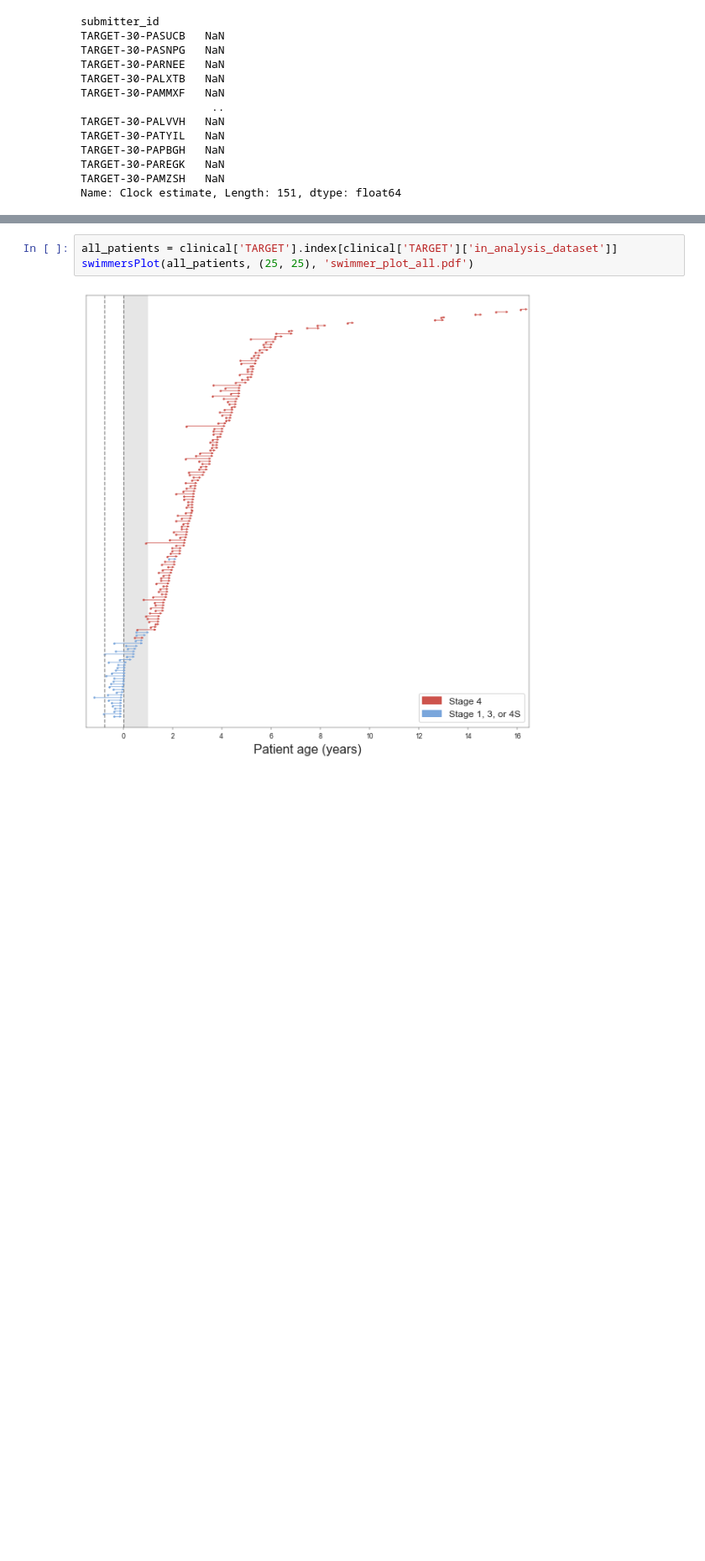
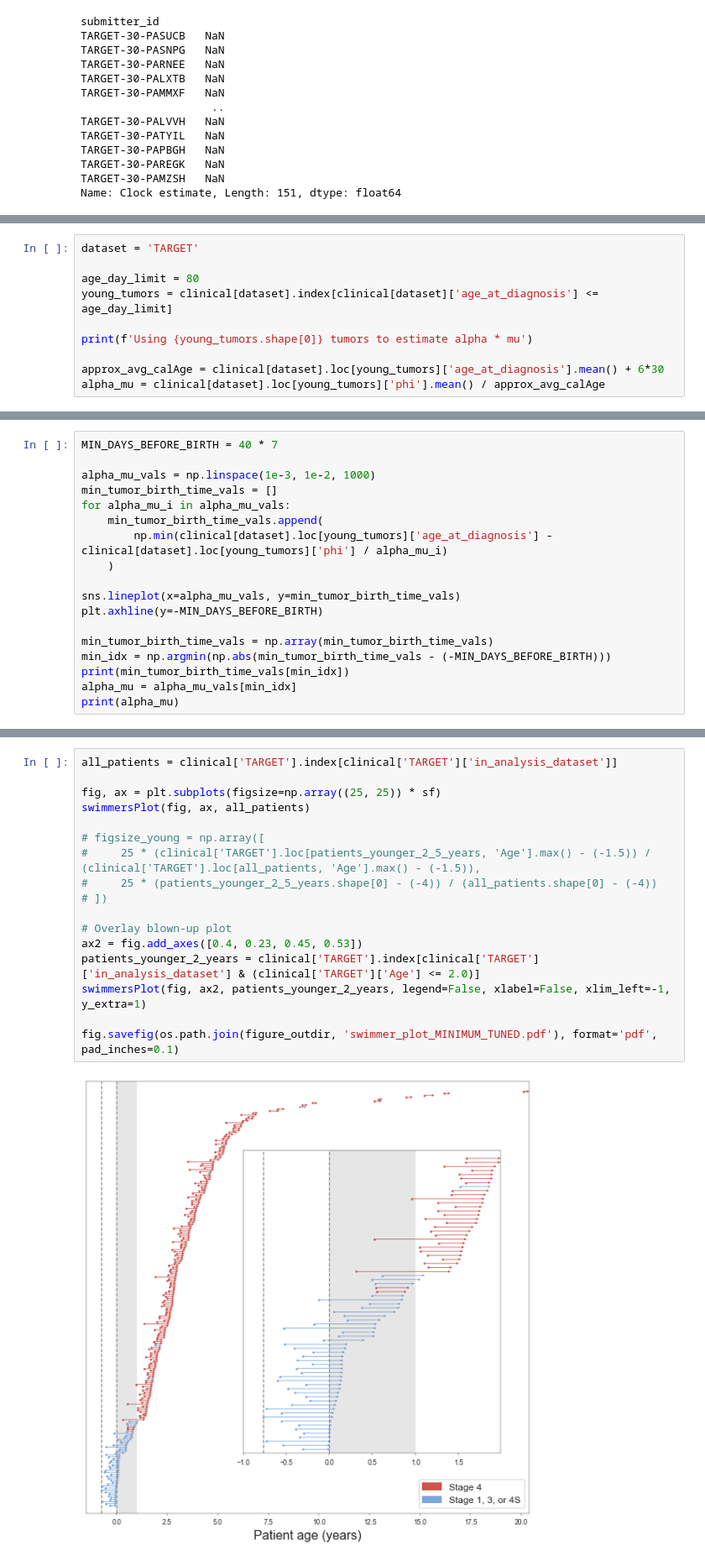
Before and after one commit to danmonyak/EpiClockNBL, a Jupyter notebook: Analysis/Analysis.ipynb, the cells around one changed output, grey strips where cells are left out. Shown at 84% size. Cells and saved outputs as stored; diff of their text form; blank space fills up the shorter version.

Commit message:
general updates and exploration of newly found supplementary clinical file

```diff
--- a/Analysis/Analysis.ipynb
+++ b/Analysis/Analysis.ipynb
@@ -508,0 +494,10 @@ sns.scatterplot(x=clinical['TARGET'].loc[mask, 'c_beta'], y=clinical['TARGET'].l
+# %%
+dataset = 'TARGET'
+
+age_day_limit = 80
+young_tumors = clinical[dataset].index[clinical[dataset]['age_at_diagnosis'] <= age_day_limit]
+
+print(f'Using {young_tumors.shape[0]} tumors to estimate alpha * mu')
+
+approx_avg_calAge = clinical[dataset].loc[young_tumors]['age_at_diagnosis'].mean() + 6*30
+alpha_mu = clinical[dataset].loc[young_tumors]['phi'].mean() / approx_avg_calAge
@@ -508,0 +518,18 @@ sns.scatterplot(x=clinical['TARGET'].loc[mask, 'c_beta'], y=clinical['TARGET'].l
+# %%
+MIN_DAYS_BEFORE_BIRTH = 40 * 7
+
+alpha_mu_vals = np.linspace(1e-3, 1e-2, 1000)
+min_tumor_birth_time_vals = []
+for alpha_mu_i in alpha_mu_vals:
+    min_tumor_birth_time_vals.append(
+        np.min(clinical[dataset].loc[young_tumors]['age_at_diagnosis'] - clinical[dataset].loc[young_tumors]['phi'] / alpha_mu_i)
+    )
+
+sns.lineplot(x=alpha_mu_vals, y=min_tumor_birth_time_vals)
+plt.axhline(y=-MIN_DAYS_BEFORE_BIRTH)
+
+min_tumor_birth_time_vals = np.array(min_tumor_birth_time_vals)
+min_idx = np.argmin(np.abs(min_tumor_birth_time_vals - (-MIN_DAYS_BEFORE_BIRTH)))
+print(min_tumor_birth_time_vals[min_idx])
+alpha_mu = alpha_mu_vals[min_idx]
+print(alpha_mu)
@@ -566,5 +599,19 @@ def swimmersPlot(tumors_chosen, figsize, filename, legend=True):
 # %%
 all_patients = clinical['TARGET'].index[clinical['TARGET']['in_analysis_dataset']]
-swimmersPlot(all_patients, (25, 25), 'swimmer_plot_all.pdf')
+
+fig, ax = plt.subplots(figsize=np.array((25, 25)) * sf)
+swimmersPlot(fig, ax, all_patients)
+
+# figsize_young = np.array([
+#     25 * (clinical['TARGET'].loc[patients_younger_2_5_years, 'Age'].max() - (-1.5)) / (clinical['TARGET'].loc[all_patients, 'Age'].max() - (-1.5)),
+#     25 * (patients_younger_2_5_years.shape[0] - (-4)) / (all_patients.shape[0] - (-4))
+# ])
+
+# Overlay blown-up plot
+ax2 = fig.add_axes([0.4, 0.23, 0.45, 0.53])
+patients_younger_2_years = clinical['TARGET'].index[clinical['TARGET']['in_analysis_dataset'] & (clinical['TARGET']['Age'] <= 2.0)]
+swimmersPlot(fig, ax2, patients_younger_2_years, legend=False, xlabel=False, xlim_left=-1, y_extra=1)
+
+fig.savefig(os.path.join(figure_outdir, 'swimmer_plot_MINIMUM_TUNED.pdf'), format='pdf', pad_inches=0.1)
 # %% [output]
-[figure, old version]
+[figure, new version]
```
Also changed, not shown: parts of 40 cells of this notebook.
